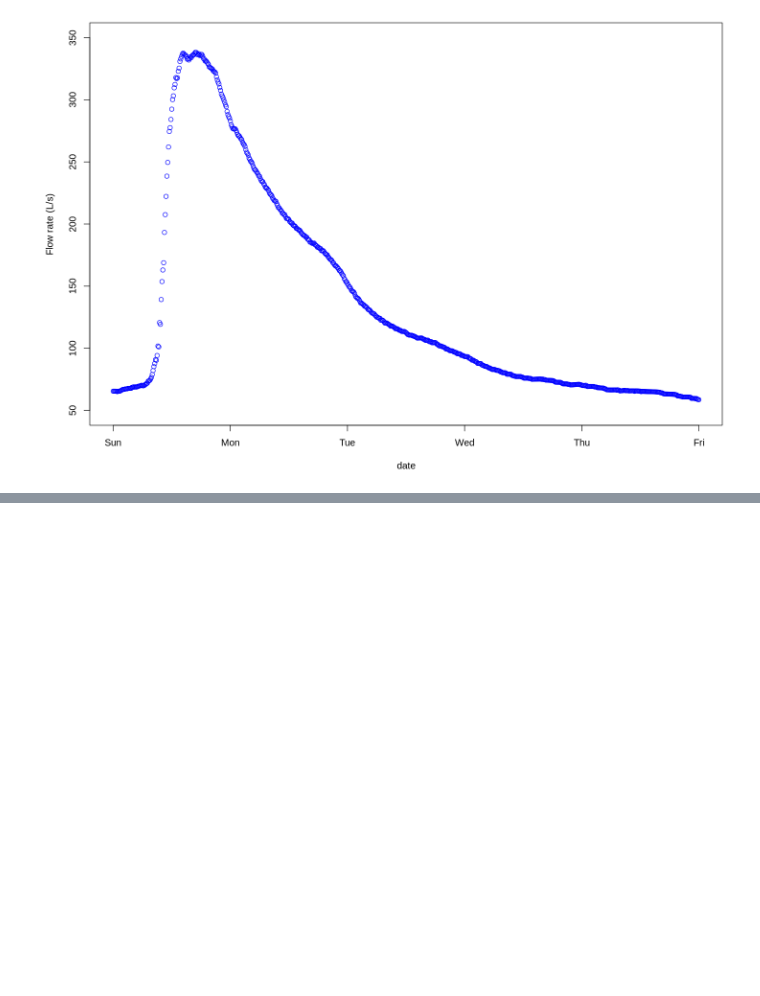
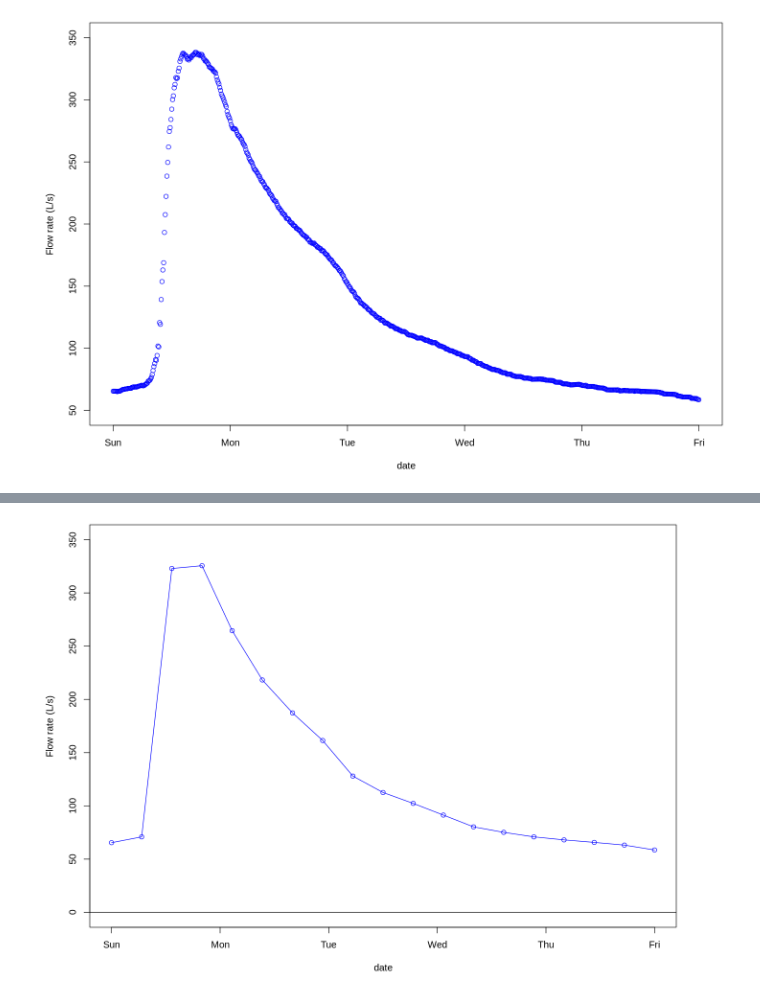
Before and after one commit to francoisbirgand/BAE204-Qlab, a Jupyter notebook: QClab_colab.ipynb, the cells around one changed output, grey strips where cells are left out. Saved outputs shown, nothing was run; the diff lists cells and outputs as text; code cells hidden in the pictures; blank space fills up the shorter version.

```diff
--- a/QClab_colab.ipynb
+++ b/QClab_colab.ipynb
@@ -37,0 +69,14 @@ plot(date,Q,xlab = "date",ylab = "Flow rate (L/s)",type = "p",col="blue",xlim=xl
+# %%
+hydgph2<-read.csv(file = "simplified-hydgrph.csv", header = TRUE)
+options(repr.plot.width=12, repr.plot.height=8)
+names(hydgph2)=c("date","Q","NO3")
+date=as.POSIXct(hydgph2$date, format = "%Y-%m-%d %H:%M:%S") # transforms the first column of the file, which are characters into dates that R understands
+Q=hydgph2$Q*1000 # Puts in the variable Q the flow rates, which are orginally in m³/s to L/s for better visualization
+C=hydgph2$NO3
+par(mar=c(4.5,4.5,0.5,4.5))
+xlimHG=as.POSIXct(c("1999-01-03 00:00:00","1999-01-08 00:00:00"));ylimHG=c(0,350) # this defines the plotting ranges for the x and y axes
+ylimC=c(0,8) # this defines the range of concentration for plotting
+plot(date,Q,xlab = "date",ylab = "Flow rate (L/s)",type = "o",col="blue",xlim=xlimHG,ylim=ylimHG) # this plots the hydrograph
+abline(h=0) # this adds a line at the bottom for y=0
+# %% [output]
+[figure, added]
```
Also changed, not shown: parts of 32 cells of this notebook.
